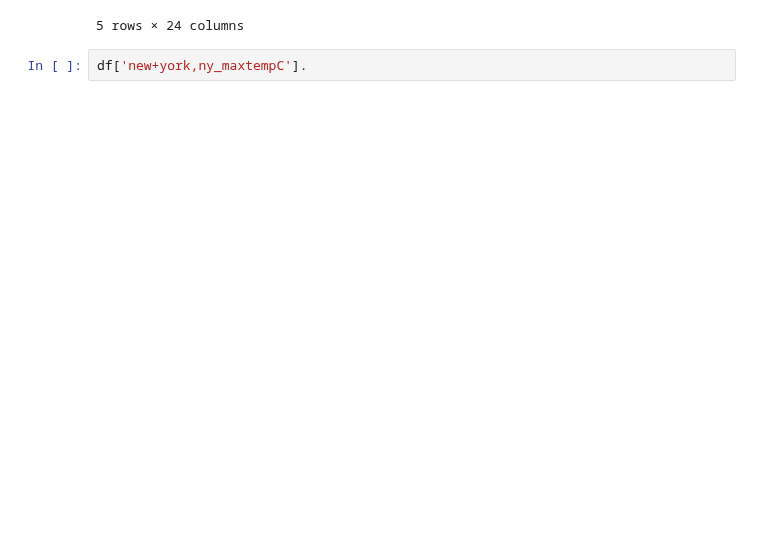
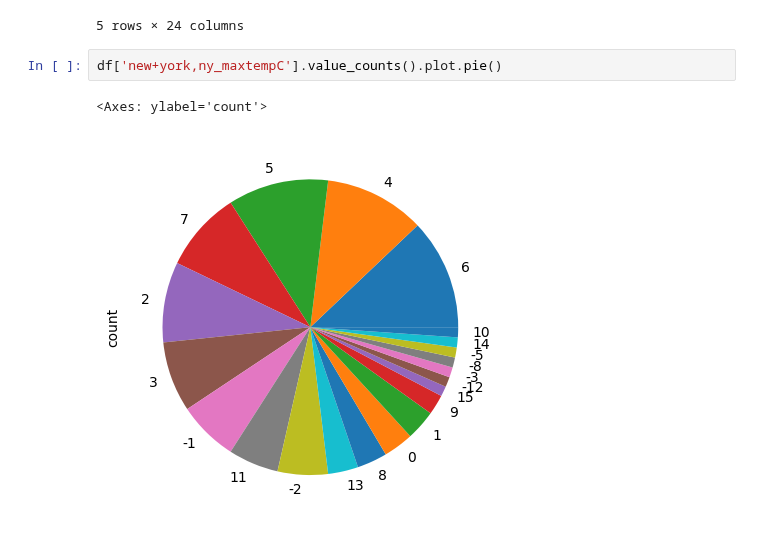
Before and after one commit to reuven/apple-2025-01Jan-plotting, a Jupyter notebook: Apple 2025-01Jan-09.ipynb, the cells around one changed output. Saved outputs shown, nothing was run; the diff lists cells and outputs as text; blank space fills up the shorter version.

```diff
--- a/Apple 2025-01Jan-09.ipynb
+++ b/Apple 2025-01Jan-09.ipynb
@@ -387,4 +387,7 @@ df.head()
 | 2018-12-11 12:00:00 | 4 | -1 | 0.0 | 8.7 | ... |
 5 rows × 24 columns
 # %%
-df['new+york,ny_maxtempC'].
+df['new+york,ny_maxtempC'].value_counts().plot.pie()
+# %% [output]
+<Axes: ylabel='count'>
+[figure, added]
```
Also changed, not shown: parts of 1 cell of this notebook.
